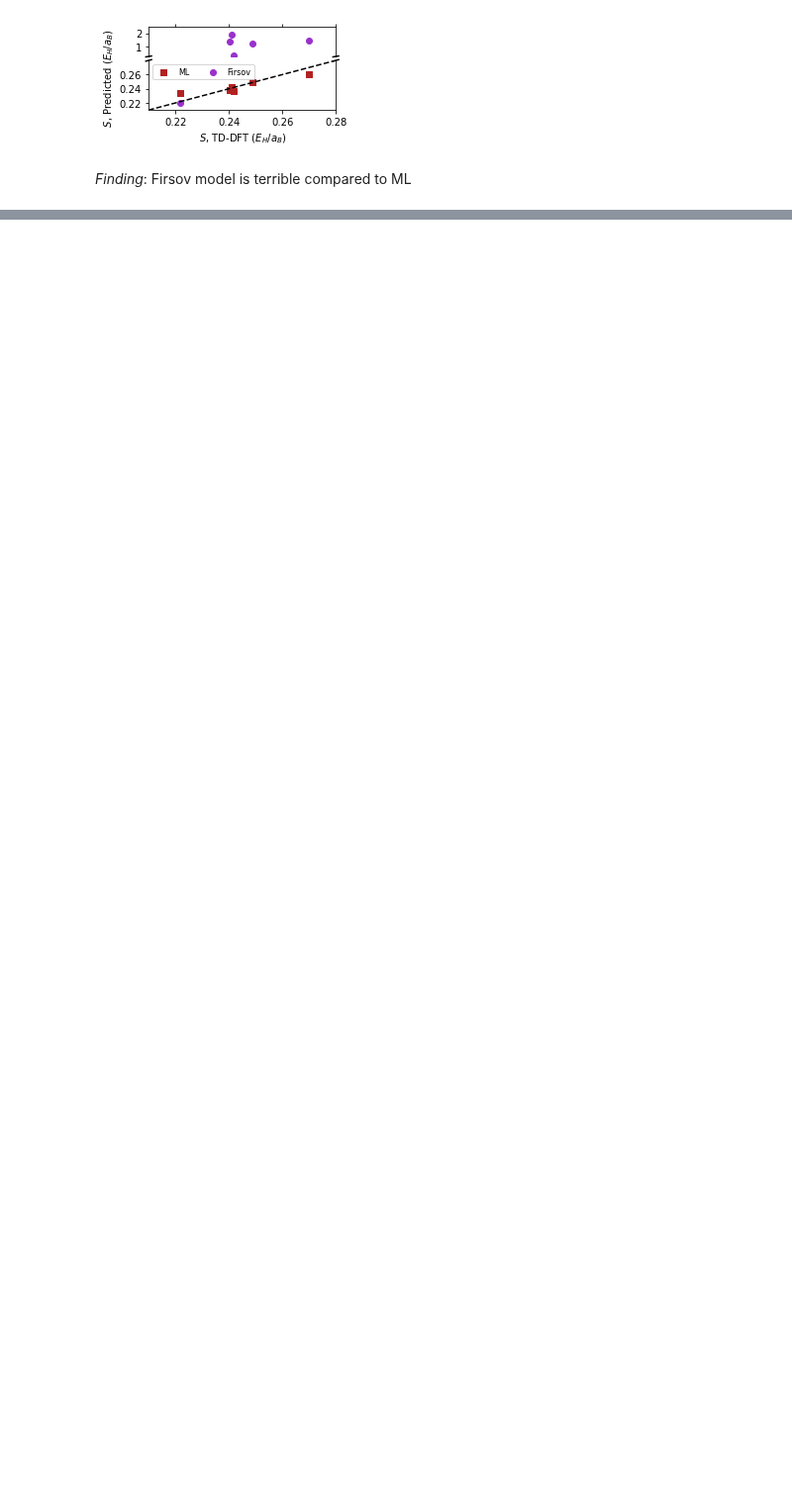
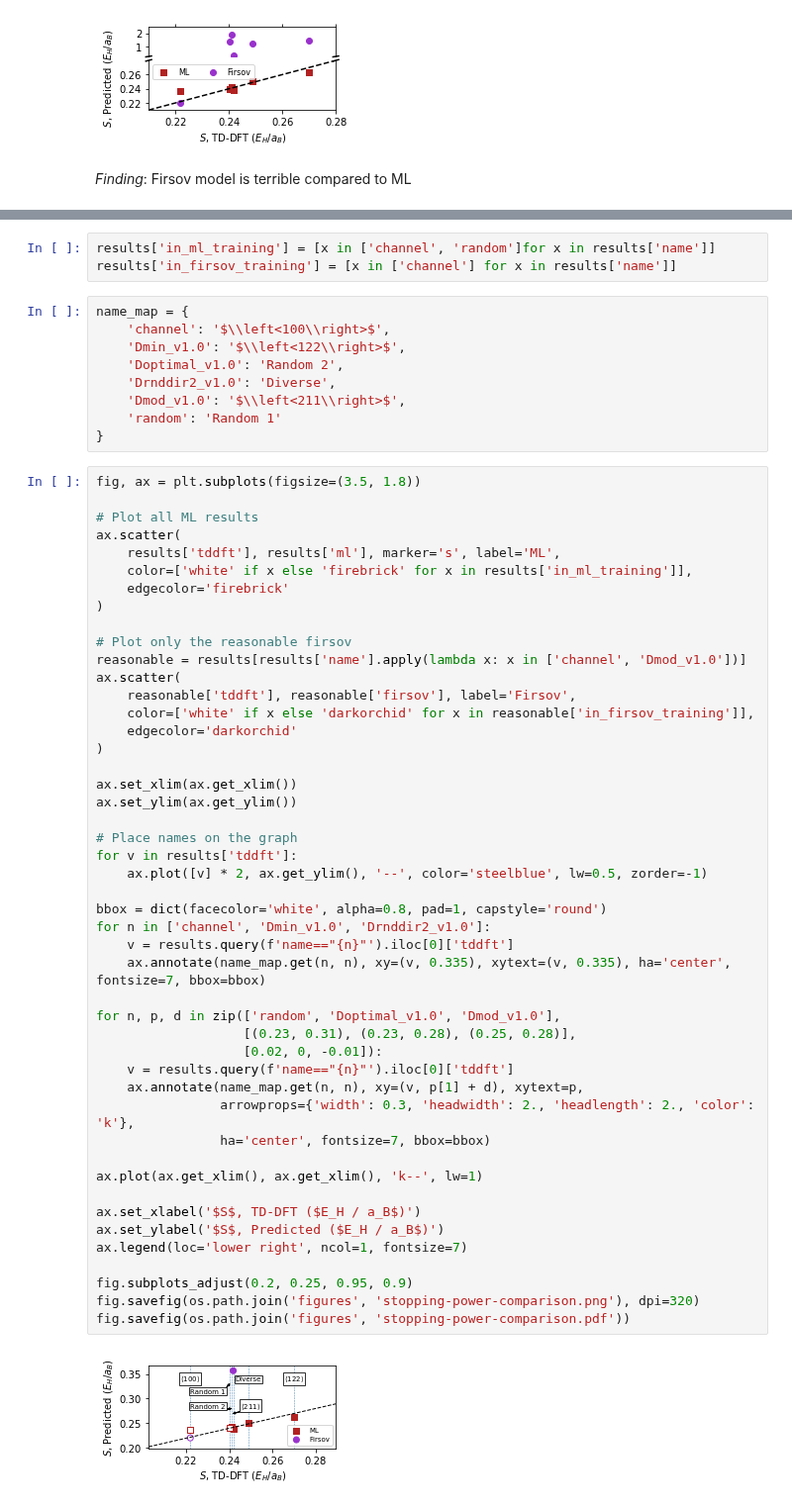
Before and after one commit to globus-labs/stopping-power-ml, a Jupyter notebook: single-velocity/firsov-model/1_validate_against_other_trajectories.ipynb, the cells around one changed output, grey strips where cells are left out. Shown at 99% size. Cells and saved outputs as stored; diff of their text form; blank space fills up the shorter version.

```diff
--- a/single-velocity/firsov-model/1_validate_against_other_trajectories.ipynb
+++ b/single-velocity/firsov-model/1_validate_against_other_trajectories.ipynb
@@ -205,0 +219,61 @@ fig.savefig(os.path.join('figures', 'stopping-power-comparison.pdf'))
+# %%
+results['in_ml_training'] = [x in ['channel', 'random']for x in results['name']]
+results['in_firsov_training'] = [x in ['channel'] for x in results['name']]
+# %%
+name_map = {
+    'channel': '$\\left<100\\right>$',
+    'Dmin_v1.0': '$\\left<122\\right>$',
+    'Doptimal_v1.0': 'Random 2',
+    'Drnddir2_v1.0': 'Diverse',
+    'Dmod_v1.0': '$\\left<211\\right>$',
+    'random': 'Random 1'
+}
+# %%
+fig, ax = plt.subplots(figsize=(3.5, 1.8))
+
+# Plot all ML results
+ax.scatter(
+    results['tddft'], results['ml'], marker='s', label='ML',
+    color=['white' if x else 'firebrick' for x in results['in_ml_training']],
+    edgecolor='firebrick'
+)
+
+# Plot only the reasonable firsov
+reasonable = results[results['name'].apply(lambda x: x in ['channel', 'Dmod_v1.0'])]
+ax.scatter(
+    reasonable['tddft'], reasonable['firsov'], label='Firsov',
+    color=['white' if x else 'darkorchid' for x in reasonable['in_firsov_training']],
+    edgecolor='darkorchid'
+)
+
+ax.set_xlim(ax.get_xlim())
+ax.set_ylim(ax.get_ylim())
+
+# Place names on the graph
+for v in results['tddft']:
+    ax.plot([v] * 2, ax.get_ylim(), '--', color='steelblue', lw=0.5, zorder=-1)
+
+bbox = dict(facecolor='white', alpha=0.8, pad=1, capstyle='round')
+for n in ['channel', 'Dmin_v1.0', 'Drnddir2_v1.0']:
+    v = results.query(f'name=="{n}"').iloc[0]['tddft']
+    ax.annotate(name_map.get(n, n), xy=(v, 0.335), xytext=(v, 0.335), ha='center', fontsize=7, bbox=bbox)
+
+for n, p, d in zip(['random', 'Doptimal_v1.0', 'Dmod_v1.0'],
+                   [(0.23, 0.31), (0.23, 0.28), (0.25, 0.28)],
+                   [0.02, 0, -0.01]):
+    v = results.query(f'name=="{n}"').iloc[0]['tddft']
+    ax.annotate(name_map.get(n, n), xy=(v, p[1] + d), xytext=p,
+                arrowprops={'width': 0.3, 'headwidth': 2., 'headlength': 2., 'color': 'k'},
+                ha='center', fontsize=7, bbox=bbox)
+
+ax.plot(ax.get_xlim(), ax.get_xlim(), 'k--', lw=1)
+
+ax.set_xlabel('$S$, TD-DFT ($E_H / a_B$)')
+ax.set_ylabel('$S$, Predicted ($E_H / a_B$)')
+ax.legend(loc='lower right', ncol=1, fontsize=7)
+
+fig.subplots_adjust(0.2, 0.25, 0.95, 0.9)
+fig.savefig(os.path.join('figures', 'stopping-power-comparison.png'), dpi=320)
+fig.savefig(os.path.join('figures', 'stopping-power-comparison.pdf'))
+# %% [output]
+[figure, added]
```
Also changed, not shown: parts of 7 cells of this notebook, 3 other files.
